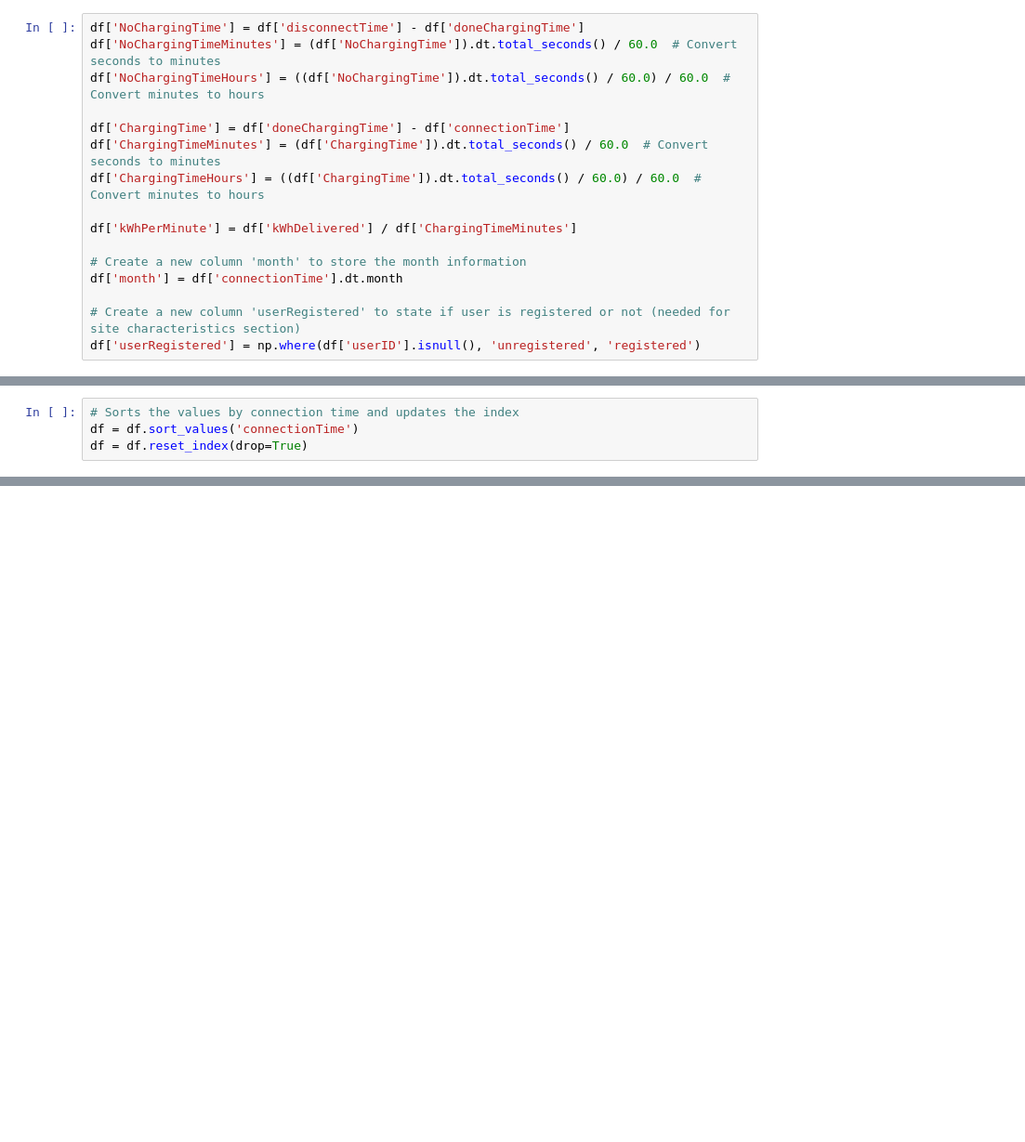
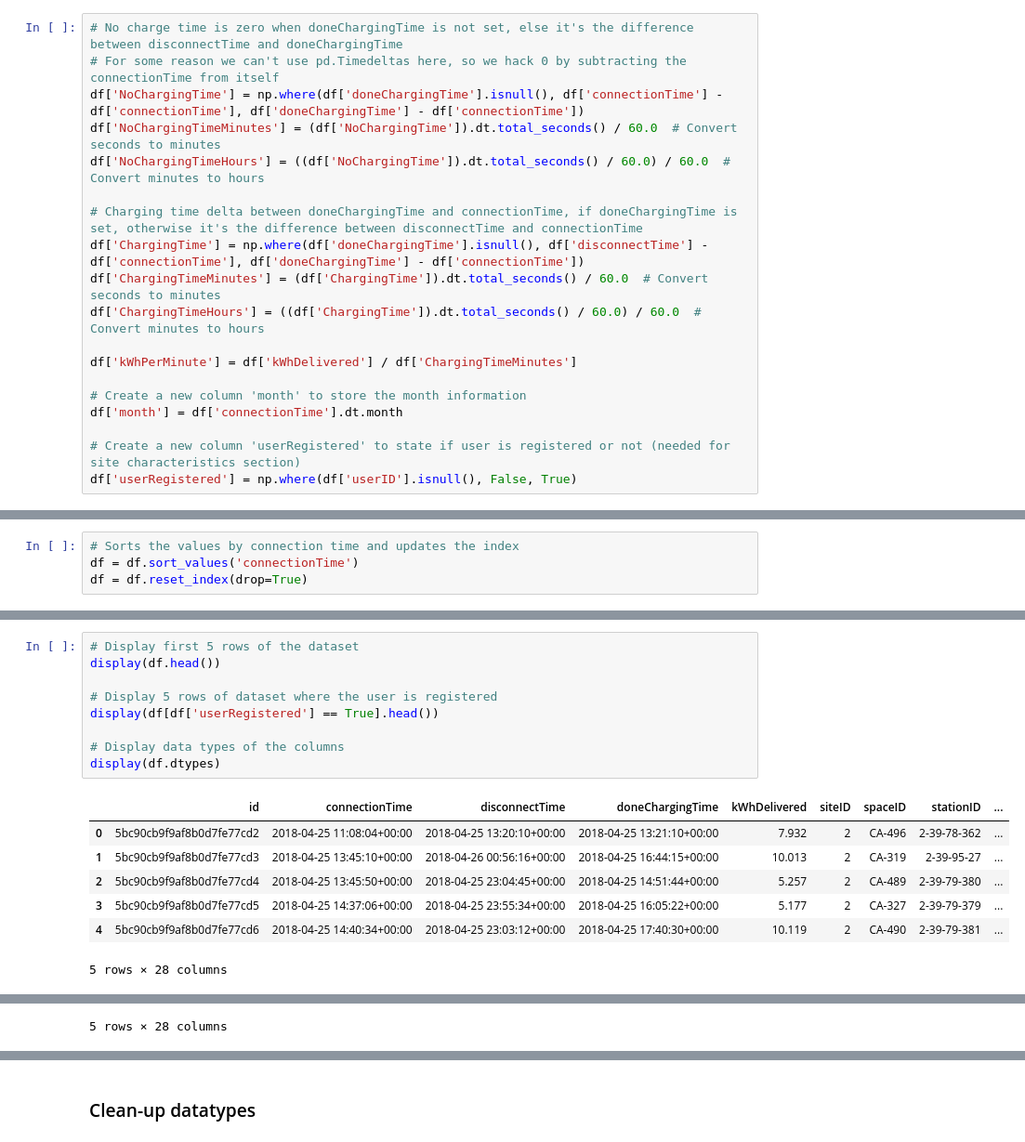
Before and after one commit to S0PEX/AA_Team_9_WS23, a Jupyter notebook: data_preparation_charging.ipynb, the cells around one changed output, grey strips where cells are left out. Shown at 93% size. Cells and saved outputs as stored; diff of their text form; blank space fills up the shorter version.

Commit message:
refactor(data_preparation): Fix interpolate missing values

```diff
--- a/data_preparation_charging.ipynb
+++ b/data_preparation_charging.ipynb
@@ -35,9 +65,12 @@ df = df.drop(['sessionID', 'timezone', df.columns[0]], axis=1)
 # %%
-df['NoChargingTime'] = df['disconnectTime'] - df['doneChargingTime']
+# No charge time is zero when doneChargingTime is not set, else it's the difference between disconnectTime and doneChargingTime
+# For some reason we can't use pd.Timedeltas here, so we hack 0 by subtracting the connectionTime from itself
+df['NoChargingTime'] = np.where(df['doneChargingTime'].isnull(), df['connectionTime'] - df['connectionTime'], df['doneChargingTime'] - df['connectionTime'])
 df['NoChargingTimeMinutes'] = (df['NoChargingTime']).dt.total_seconds() / 60.0  # Convert seconds to minutes
 df['NoChargingTimeHours'] = ((df['NoChargingTime']).dt.total_seconds() / 60.0) / 60.0  # Convert minutes to hours
 
-df['ChargingTime'] = df['doneChargingTime'] - df['connectionTime']
+# Charging time delta between doneChargingTime and connectionTime, if doneChargingTime is set, otherwise it's the difference between disconnectTime and connectionTime
+df['ChargingTime'] = np.where(df['doneChargingTime'].isnull(), df['disconnectTime'] - df['connectionTime'], df['doneChargingTime'] - df['connectionTime'])
 df['ChargingTimeMinutes'] = (df['ChargingTime']).dt.total_seconds() / 60.0  # Convert seconds to minutes
 df['ChargingTimeHours'] = ((df['ChargingTime']).dt.total_seconds() / 60.0) / 60.0  # Convert minutes to hours
 
@@ -47,4 +80,4 @@ df['kWhPerMinute'] = df['kWhDelivered'] / df['ChargingTimeMinutes']
 df['month'] = df['connectionTime'].dt.month
 
 # Create a new column 'userRegistered' to state if user is registered or not (needed for site characteristics section)
-df['userRegistered'] = np.where(df['userID'].isnull(), 'unregistered', 'registered')
+df['userRegistered'] = np.where(df['userID'].isnull(), False, True)
@@ -147,0 +202,17 @@ Missing entries from 2020-08-04 05:45:10+00:00 to 2020-11-18 20:45:10+00:00 (Dur
+# %%
+# Display first 5 rows of the dataset
+display(df.head())
+
+# Display 5 rows of dataset where the user is registered
+display(df[df['userRegistered'] == True].head())
+
+# Display data types of the columns
+display(df.dtypes)
+# %% [output]
+|  | id | connectionTime | disconnectTime | doneChargingTime | kWhDelivered | siteID | spaceID | stationID | ... |
+| 0 | 5bc90cb9f9af8b0d7fe77cd2 | 2018-04-25 11:08:04+00:00 | 2018-04-25 13:20:10+00:00 | 2018-04-25 13:21:10+00:00 | 7.932 | 2 | CA-496 | 2-39-78-362 | ... |
+| 1 | 5bc90cb9f9af8b0d7fe77cd3 | 2018-04-25 13:45:10+00:00 | 2018-04-26 00:56:16+00:00 | 2018-04-25 16:44:15+00:00 | 10.013 | 2 | CA-319 | 2-39-95-27 | ... |
+| 2 | 5bc90cb9f9af8b0d7fe77cd4 | 2018-04-25 13:45:50+00:00 | 2018-04-25 23:04:45+00:00 | 2018-04-25 14:51:44+00:00 | 5.257 | 2 | CA-489 | 2-39-79-380 | ... |
+| 3 | 5bc90cb9f9af8b0d7fe77cd5 | 2018-04-25 14:37:06+00:00 | 2018-04-25 23:55:34+00:00 | 2018-04-25 16:05:22+00:00 | 5.177 | 2 | CA-327 | 2-39-79-379 | ... |
+| 4 | 5bc90cb9f9af8b0d7fe77cd6 | 2018-04-25 14:40:34+00:00 | 2018-04-25 23:03:12+00:00 | 2018-04-25 17:40:30+00:00 | 10.119 | 2 | CA-490 | 2-39-79-381 | ... |
+5 rows × 28 columns
@@ -147,0 +225 @@ Missing entries from 2020-08-04 05:45:10+00:00 to 2020-11-18 20:45:10+00:00 (Dur
+5 rows × 28 columns
@@ -147,0 +243,2 @@ Missing entries from 2020-08-04 05:45:10+00:00 to 2020-11-18 20:45:10+00:00 (Dur
+# %% [markdown]
+### Clean-up datatypes
```
Also changed, not shown: parts of 9 cells of this notebook, 6 other files.
